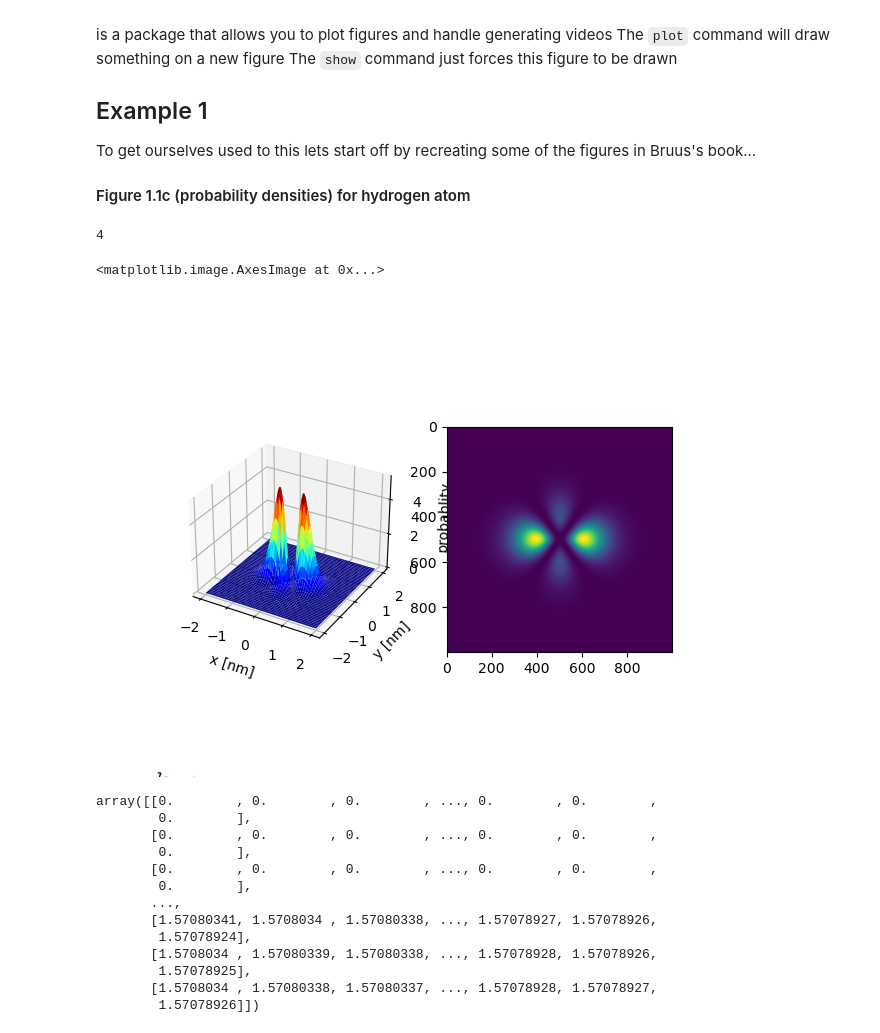
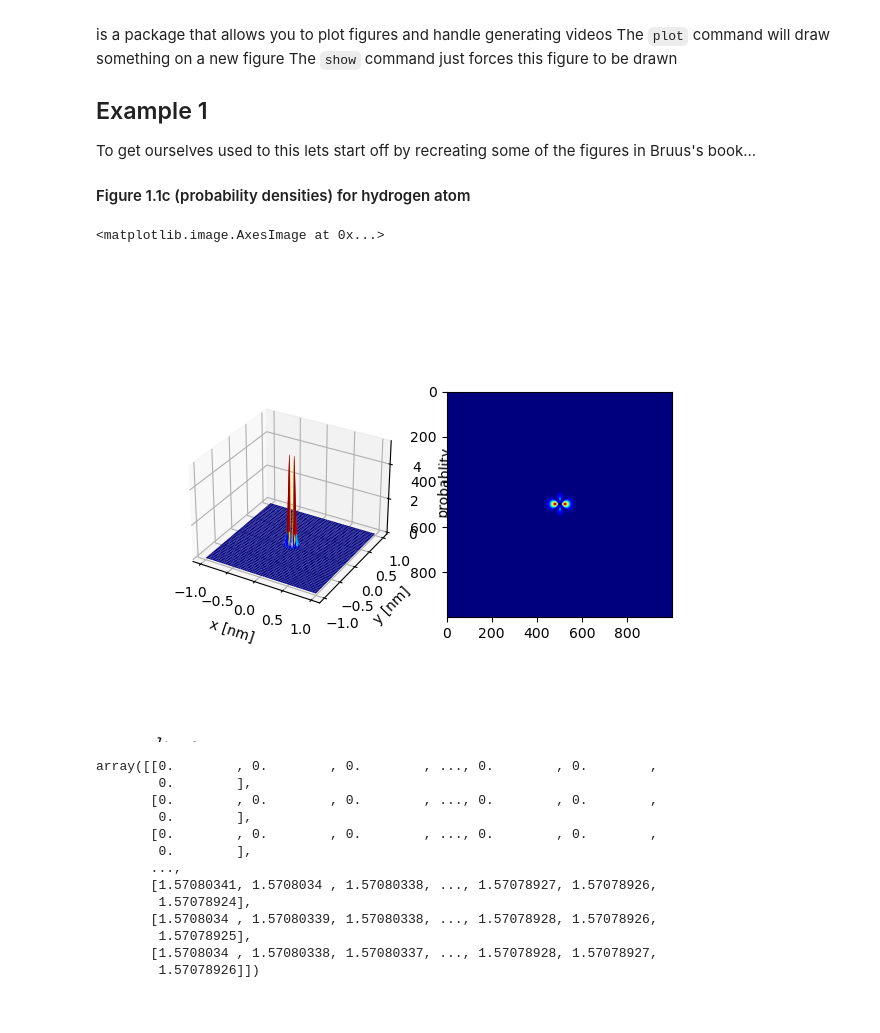
Before and after one commit to MTLphys/ManyBodyTheory, a Jupyter notebook: Class 1 Fundamentals of Python/FirstPrinciples.ipynb, the cells around one changed output. Saved outputs shown, nothing was run; the diff lists cells and outputs as text; code cells hidden in the pictures.

```diff
--- a/Class 1 Fundamentals of Python/FirstPrinciples.ipynb
+++ b/Class 1 Fundamentals of Python/FirstPrinciples.ipynb
@@ -37,50 +37,53 @@ To get ourselves used to this lets start off by
 recreating some of the figures in Bruus's book...
 #### Figure 1.1c (probability densities) for hydrogen atom
 # %%
-a0 = c.value('Bohr radius')
+a0 = c.value('Bohr radius') # define the Bohr radius
+
 def a(k,l,n):
+    #define the recursion formula for the radial equation
     ak = a0
     for beta in range(k):
-        ak *= beta+l+1-n/((beta+1)*(k+2*l+2))
+        ak *= (beta+l+1-n)/((beta+1)*(k+2*l+2))
+    return  ak
 
-    return  ak
-def rho(r,n):
-    return 2*r/(n*a0)
-def coulomb_funct(r,n,l):
+def rho(r,n,Z):
+    #reduced Coordinate for r
+    return 2*r*Z/(n*a0)
+
+def coulomb_funct(r,n,l,Z):
+    #define the radial component of the wavefunction
     R = 0
-    print(n)
-    rh=rho(r,n)
+    rh=rho(r,n,Z)
     for k in range(n-l-1):
         R += rh**l*a(k,l,n)*rh**k*np.exp(-rh/2)
     return R
 # %%
 n = 4
 l = 2
 m = 0
 #generate x y coordinate space
-x = np.linspace(-2e-9,2e-9,1000)
-y = np.linspace(-2e-9,2e-9,1000)
+x = np.linspace(-1e-9,1e-9,1000)
+y = np.linspace(-1e-9,1e-9,1000)
 #generate meshgrid overlay for that coordinate space
 X,Y = np.meshgrid(x,y)
 
 #create
 fig =plt.figure()
 ax1 = fig.add_subplot(1,2,1,projection = '3d')
 ax2 = fig.add_subplot(1,2,2)
 r= np.sqrt(X**2+Y**2)
 th = 0*X*Y
 phi = np.nan_to_num(np.sign(Y)*np.arccos(X/r))
-rphiHy = coulomb_funct(r,n,l)*s.sph_harm(m,l,th,phi)
+rphiHy = coulomb_funct(r,n,l,1)*s.sph_harm(m,l,th,phi)
 prob = np.abs(rphiHy)**2
 ax1.plot_surface(X,Y,prob,cmap='jet')
 ax1.set_xlabel('x [nm]')
 ax1.set_ylabel('y [nm]')
 ax1.set_zlabel('probablity')
-ax2.imshow(prob)
+ax2.imshow(prob,cmap='jet')
 # %% [output]
-4
+<matplotlib.image.AxesImage at 0x...>
-<matplotlib.image.AxesImage at 0x...>
-[figure, old version]
+[figure, new version]
 # %%
 phi
 # %% [output]
```
Also changed, not shown: 1 other file.
